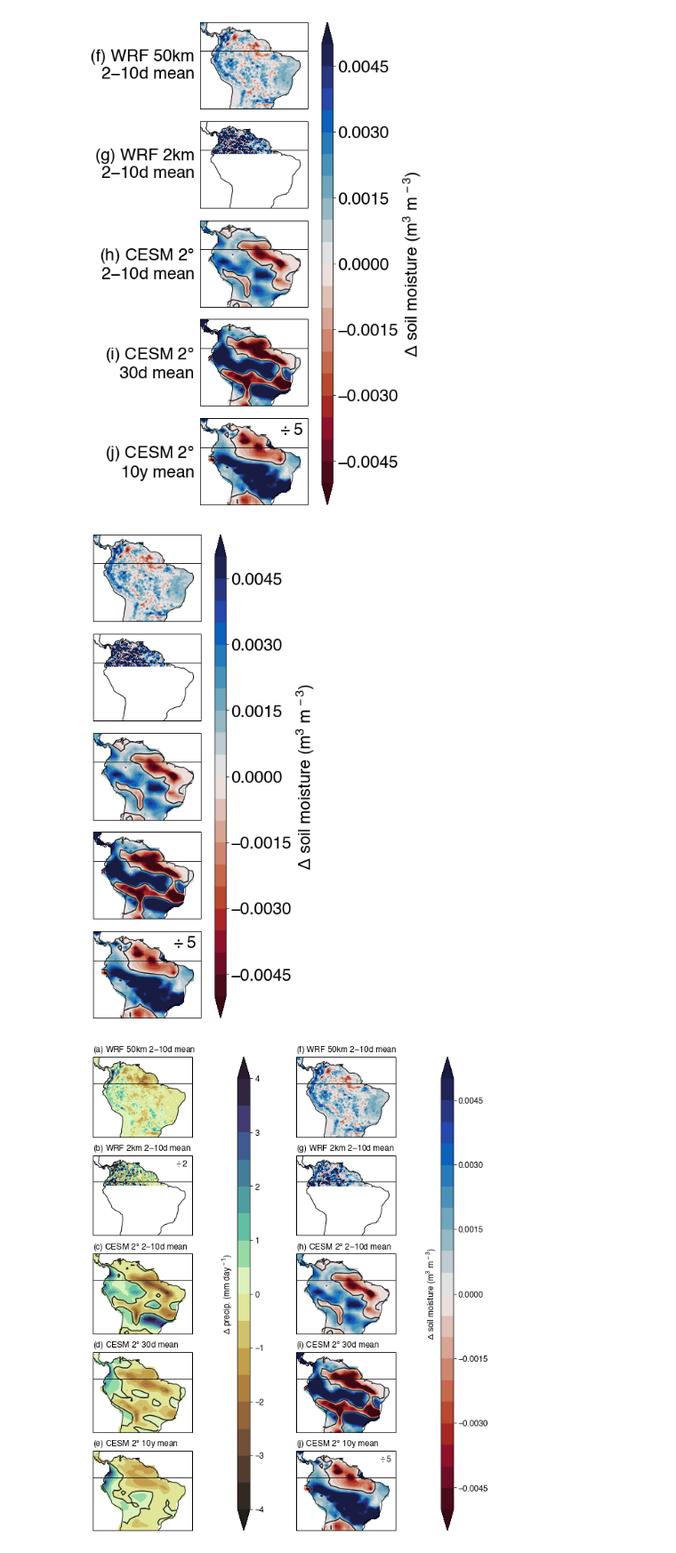
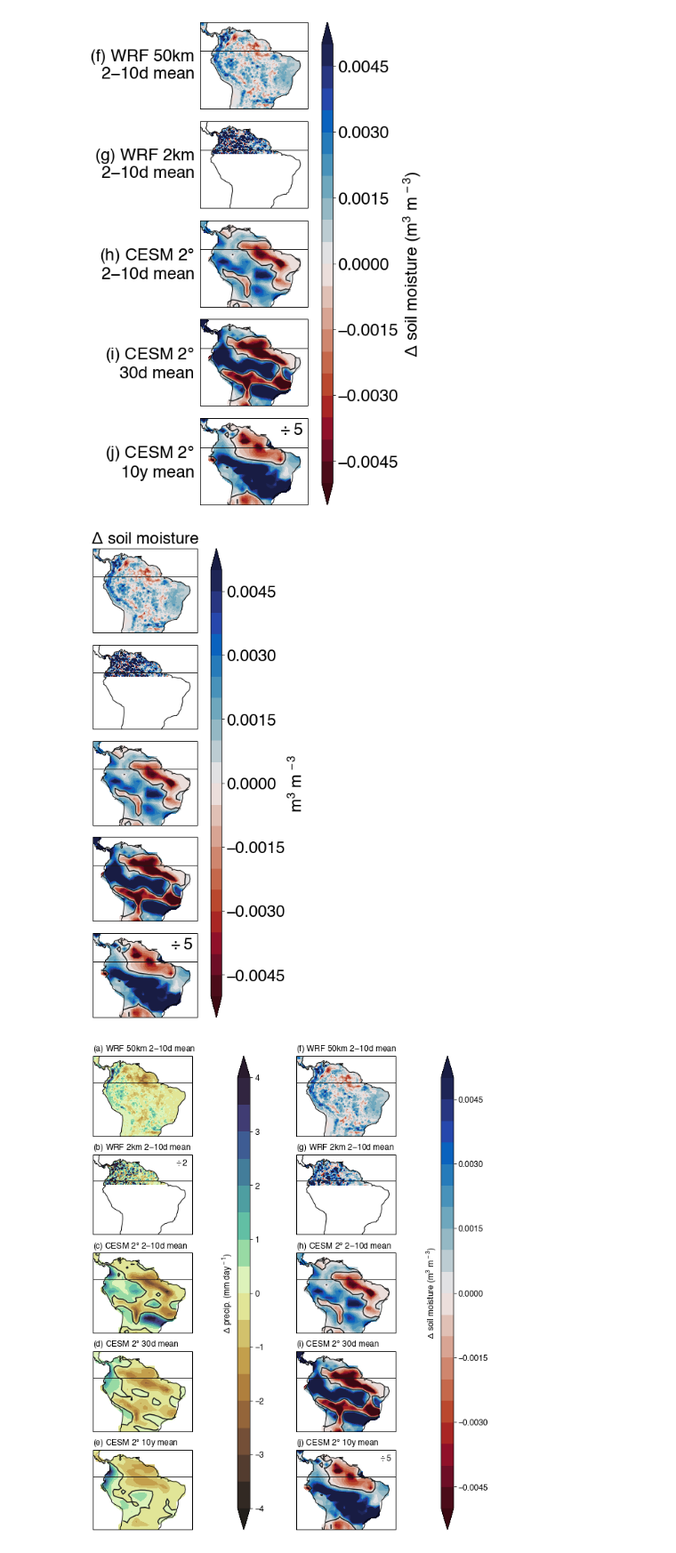
Before and after one commit to bairdlangenbrunner/amazon-phys-response-paper, a Jupyter notebook: scripts/POSTER_precip_and_soil_moisture_maps.ipynb, the cells around one changed output. Shown at 89% size. Cells and saved outputs as stored; diff of their text form; code cells hidden in the pictures.

```diff
--- a/scripts/POSTER_precip_and_soil_moisture_maps.ipynb
+++ b/scripts/POSTER_precip_and_soil_moisture_maps.ipynb
@@ -1545,36 +1545,36 @@ ax2.coastlines()
 ax3.coastlines()
 ax4.coastlines()
 ax5.coastlines()
 
 fig.tight_layout()
 
 # ax1.text(s='(f) WRF 50km\n2$-$10d mean', x=-.05, y=0.5, transform=ax1.transAxes, fontsize=fontsize, ha='right', va='center')
 # ax2.text(s='(g) WRF 2km\n2$-$10d mean', x=-.05, y=0.5, transform=ax2.transAxes, fontsize=fontsize, ha='right', va='center')
 # ax3.text(s='(h) CESM 2$\degree$\n2$-$10d mean', x=-.05, y=0.5, transform=ax3.transAxes, fontsize=fontsize, ha='right', va='center')
 # ax4.text(s='(i) CESM 2$\degree$\n30d mean', x=-.05, y=0.5, transform=ax4.transAxes, fontsize=fontsize, ha='right', va='center')
 # ax5.text(s='(j) CESM 2$\degree$\n10y mean', x=-.05, y=0.5, transform=ax5.transAxes, fontsize=fontsize, ha='right', va='center')
 #ax2.text(s='$\div$ 2', x=0.96, y=0.95, transform=ax2.transAxes, fontsize=fontsize, ha='right', va='top')
 ax5.text(s='$\div$ 5', x=0.96, y=0.95, transform=ax5.transAxes, fontsize=fontsize, ha='right', va='top')
-ax1.text(s='$\Delta$ sil', x=0.5, y=1.02, transform=ax1.transAxes, fontsize=fontsize, ha='center', va='bottom')
+ax1.text(s='$\Delta$ soil moisture', x=0.5, y=1.02, transform=ax1.transAxes, fontsize=fontsize, ha='center', va='bottom')
 
 ax1.axhline(0, lw='1', color='0.1', ls='-')
 ax2.axhline(0, lw='1', color='0.1', ls='-')
 ax3.axhline(0, lw='1', color='0.1', ls='-')
 ax4.axhline(0, lw='1', color='0.1', ls='-')
 ax5.axhline(0, lw='1', color='0.1', ls='-')
 
 # bottom plots
 axtpos = ax1.get_position()
 axbpos = ax5.get_position()
 
 cbar_ax = fig.add_axes([axbpos.x1,axbpos.y0,0.075,axtpos.y1-axbpos.y0])
 cbar = fig.colorbar(contour1, cax=cbar_ax, orientation='vertical')
 cbar_ax.tick_params(labelsize=fontsize)
-cbar.set_label('$\Delta$ soil moisture (m$^3$ m$^{\,-3}$)', fontsize=fontsize)
+cbar.set_label('m$^3$ m$^{\,-3}$', fontsize=fontsize)
 
 fig.savefig('../figures/POSTER_soil_moisture_maps_noletters.pdf', bbox_inches='tight', transparent=True)
 # %% [output]
-[figure, old version]
+[figure, new version]
 # %%
 fontsize=12
 
```
